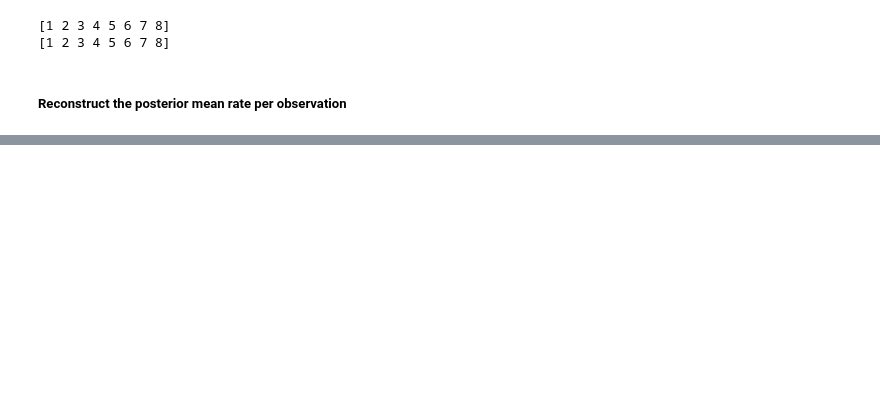
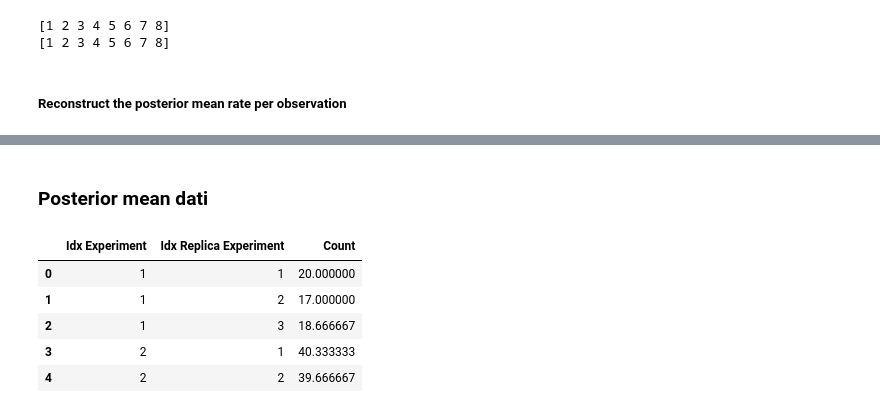
Before and after one commit to ahbagheri01/Progetto_Bayesian_Statistics, a Jupyter notebook: src/jupyter/sara_analyze.ipynb, the cells around one changed output, grey strips where cells are left out. Saved outputs shown, nothing was run; the diff lists cells and outputs as text; code cells hidden in the pictures; blank space fills up the shorter version.

```diff
--- a/src/jupyter/sara_analyze.ipynb
+++ b/src/jupyter/sara_analyze.ipynb
@@ -149,0 +197,14 @@ KeyError: ('ab_baseline_simple_poi.stan', (), 'simple')
+# %% [markdown]
+### Posterior mean dati
+# %%
+#log rate from the data
+real_counts=glm_data["Y"]/glm_data["rho_trasc"]
+donor_mean_experiment = data_donors.groupby(["Idx Experiment","Idx Replica Experiment"])["Count"].mean().reset_index()
+donor_mean_experiment.head()
+# %% [output]
+|  | Idx Experiment | Idx Replica Experiment | Count |
+| 0 | 1 | 1 | 20.000000 |
+| 1 | 1 | 2 | 17.000000 |
+| 2 | 1 | 3 | 18.666667 |
+| 3 | 2 | 1 | 40.333333 |
+| 4 | 2 | 2 | 39.666667 |
```
Also changed, not shown: parts of 6 cells of this notebook, 2 other files.
